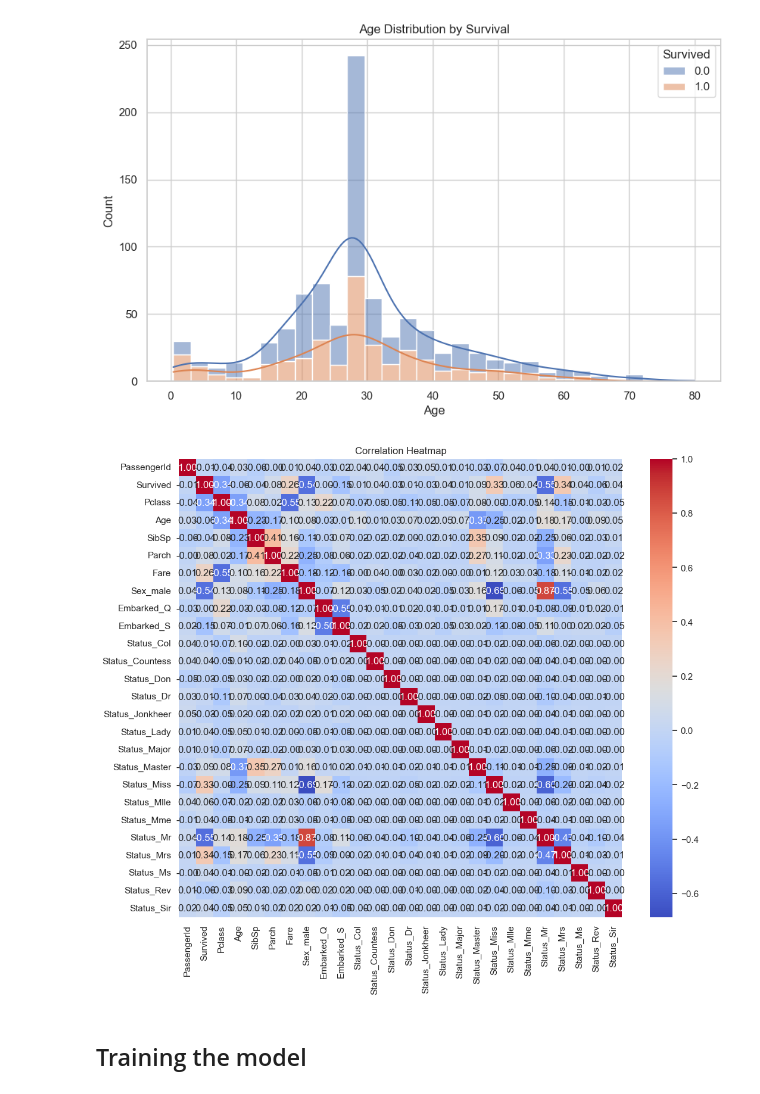
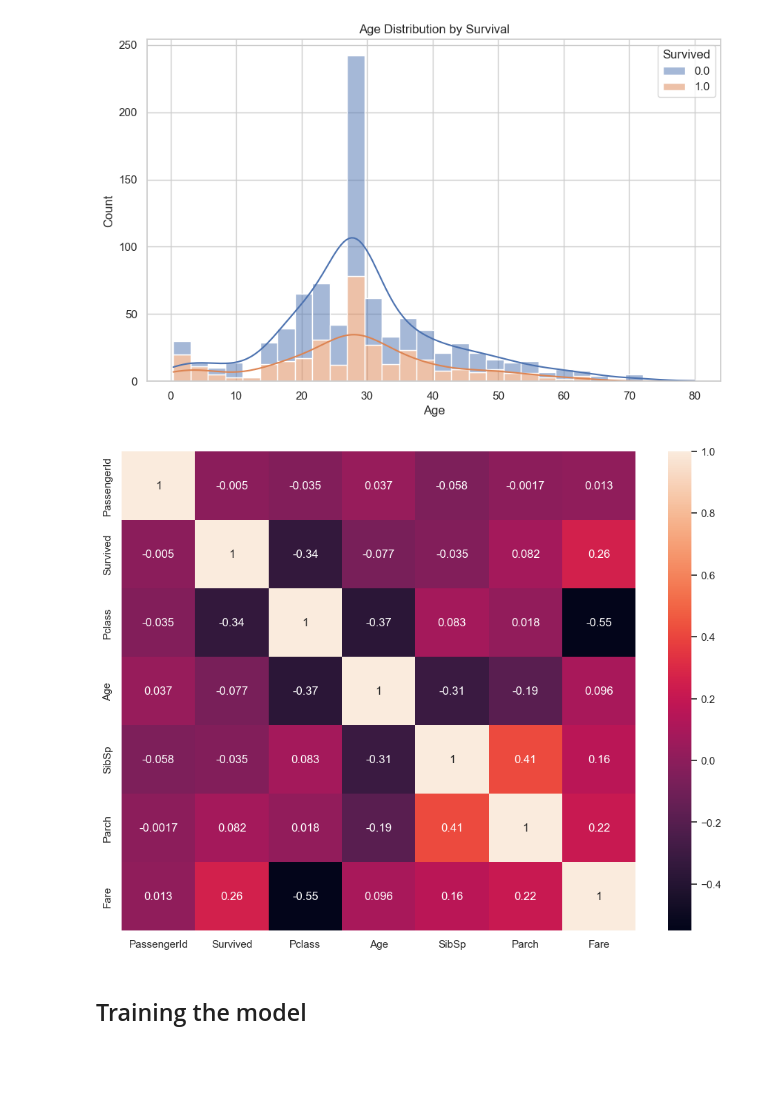
Before and after one commit to asma-hachaichi/Titanic-Dataset-Analyst, a Jupyter notebook: Titanic-Dataset-Analysis.ipynb, the cells around one changed output. Drawn from its saved outputs; the diff is of its cells as text; code cells hidden in the pictures; blank space fills up the shorter version.

```diff
--- a/Titanic-Dataset-Analysis.ipynb
+++ b/Titanic-Dataset-Analysis.ipynb
@@ -19,3 +20,9 @@ data = pd.read_csv(file_path)
+# %%
+train_file_path = './Data/train.csv'
+test_file_path = './Data/test.csv'
+
+train = pd.read_csv(train_file_path)
+test = pd.read_csv(test_file_path)
 # %% [markdown]
 ## Reviewing Data
 Visualization and exploration of the data.
@@ -177,12 +232,13 @@ plt.show()
 [figure]
 # %%
 # Correlation matrix heatmap
-plt.figure(figsize=(12, 10))
-sns.heatmap(df.corr(), annot=True, fmt=".2f", cmap='coolwarm')
-plt.title('Correlation Heatmap')
+df_corr = train.astype("float64",errors='ignore')
+df_corr = df_corr.select_dtypes(exclude="object")
+plt.subplots(figsize=(12,9))
+sns.heatmap(df_corr.corr(), annot=True)
 plt.show()
 # %% [output]
-[figure, old version]
+[figure, new version]
 # %% [markdown]
 ## Training the model
 # %%
```
Also changed, not shown: parts of 16 cells of this notebook, 3 other files.
